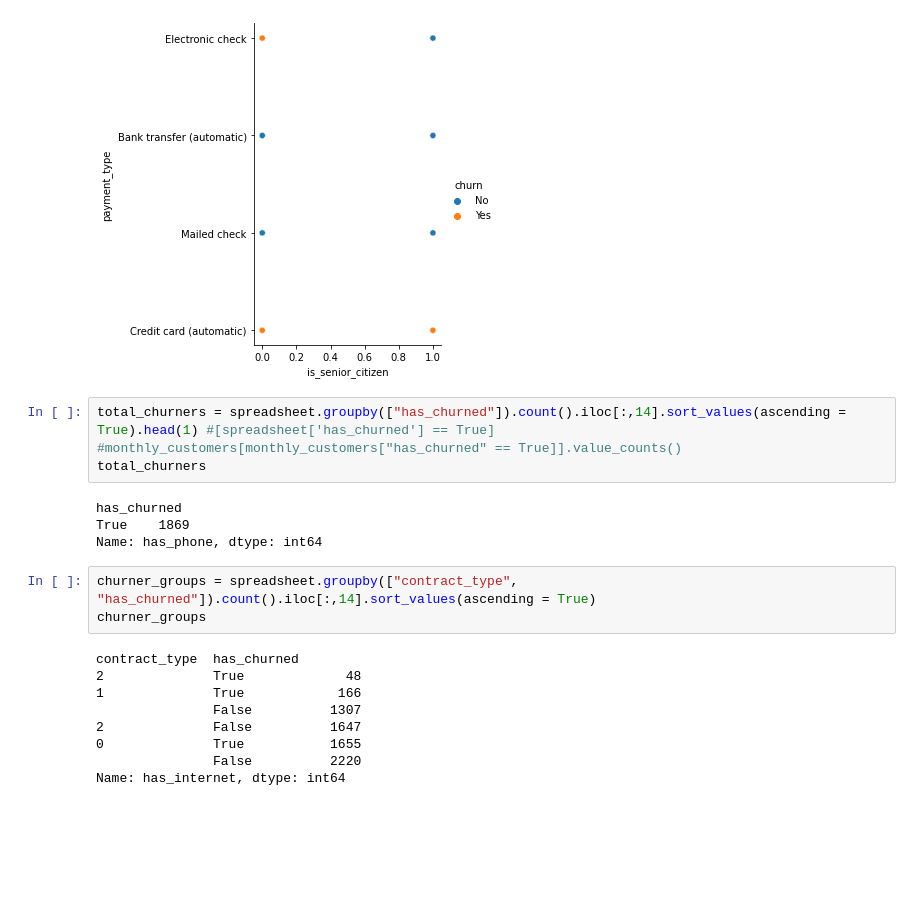
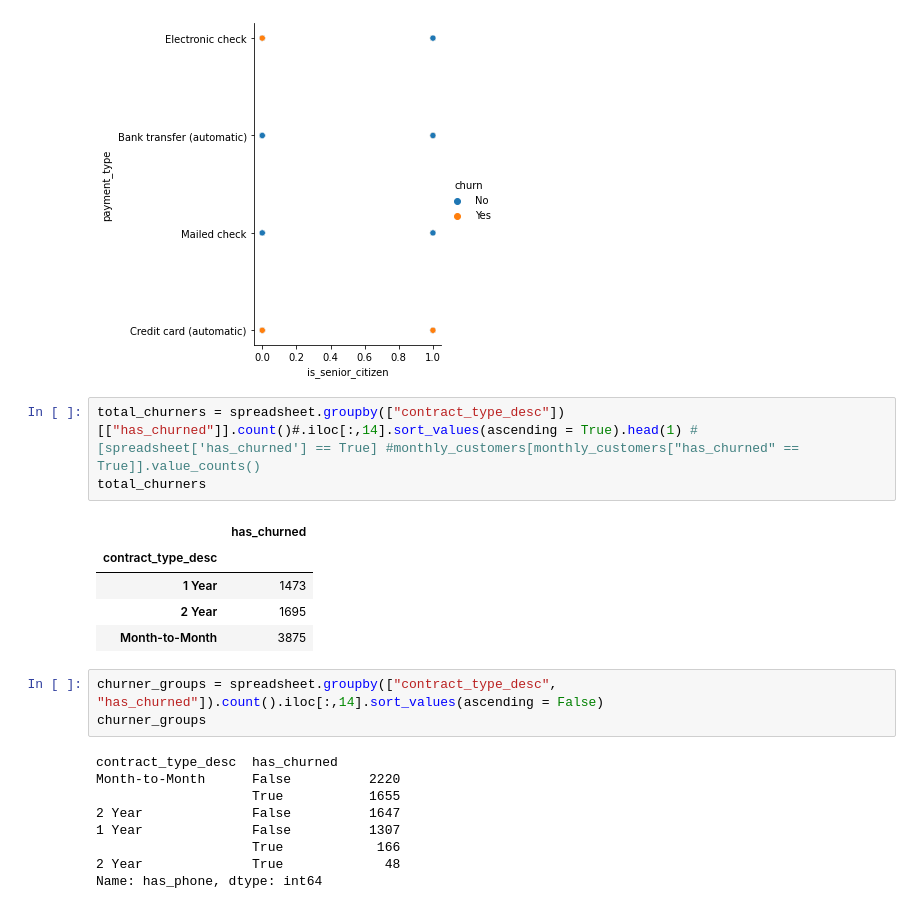
Before and after one commit to EmmanuelAzua/numpy-pandas-visualization-exercises, a Jupyter notebook: telco_churn.ipynb, the cells around one changed output. Saved outputs shown, nothing was run; the diff lists cells and outputs as text; blank space fills up the shorter version.

```diff
--- a/telco_churn.ipynb
+++ b/telco_churn.ipynb
@@ -461,21 +461,23 @@ sns.relplot(data = monthly_customers, x = "is_senior_citizen", y = "payment_type
 <seaborn.axisgrid.FacetGrid at 0x...>
 [figure]
 # %%
-total_churners = spreadsheet.groupby(["has_churned"]).count().iloc[:,14].sort_values(ascending = True).head(1) #[spreadsheet['has_churned'] == True] #monthly_customers[monthly_customers["has_churned" == True]].value_counts()
+total_churners = spreadsheet.groupby(["contract_type_desc"])[["has_churned"]].count()#.iloc[:,14].sort_values(ascending = True).head(1) #[spreadsheet['has_churned'] == True] #monthly_customers[monthly_customers["has_churned" == True]].value_counts()
 total_churners
 # %% [output]
-has_churned
-True    1869
-Name: has_phone, dtype: int64
+|  | has_churned |
+| contract_type_desc |  |
+| 1 Year | 1473 |
+| 2 Year | 1695 |
+| Month-to-Month | 3875 |
 # %%
-churner_groups = spreadsheet.groupby(["contract_type", "has_churned"]).count().iloc[:,14].sort_values(ascending = True)
+churner_groups = spreadsheet.groupby(["contract_type_desc", "has_churned"]).count().iloc[:,14].sort_values(ascending = False)
 churner_groups
 # %% [output]
-contract_type  has_churned
-2              True             48
-1              True            166
-               False          1307
-2              False          1647
-0              True           1655
-               False          2220
-Name: has_internet, dtype: int64
+contract_type_desc  has_churned
+Month-to-Month      False          2220
+                    True           1655
+2 Year              False          1647
+1 Year              False          1307
+                    True            166
+2 Year              True             48
+Name: has_phone, dtype: int64
```
Also changed, not shown: parts of 6 cells of this notebook, 1 other file.
